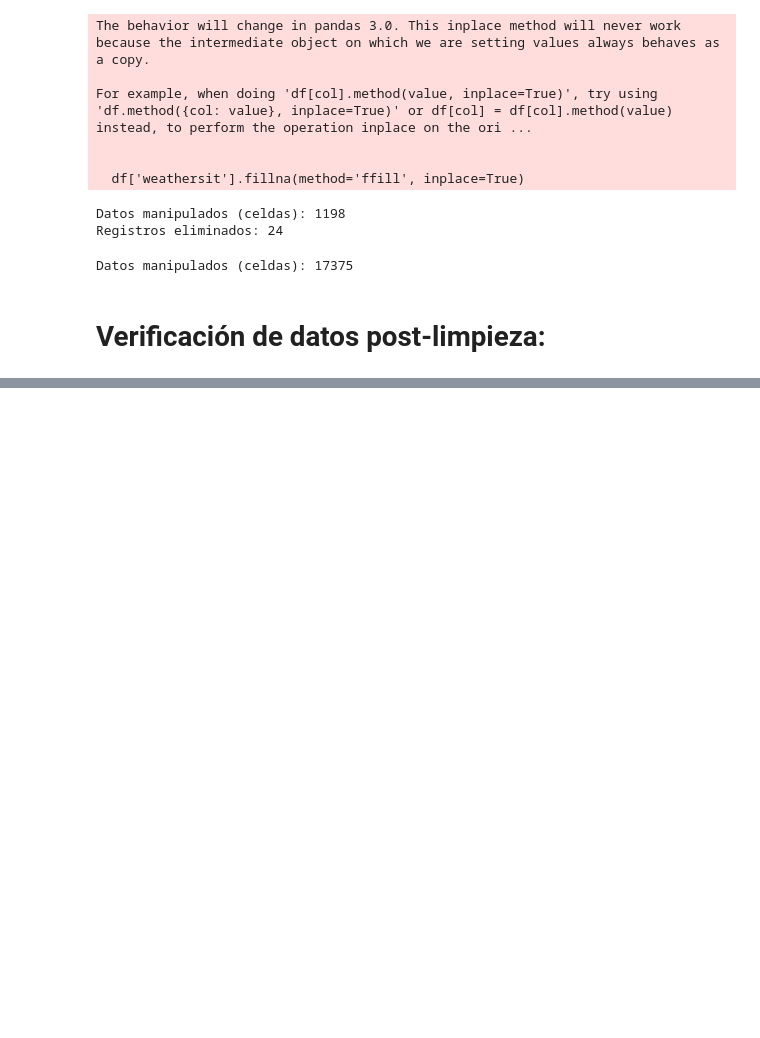
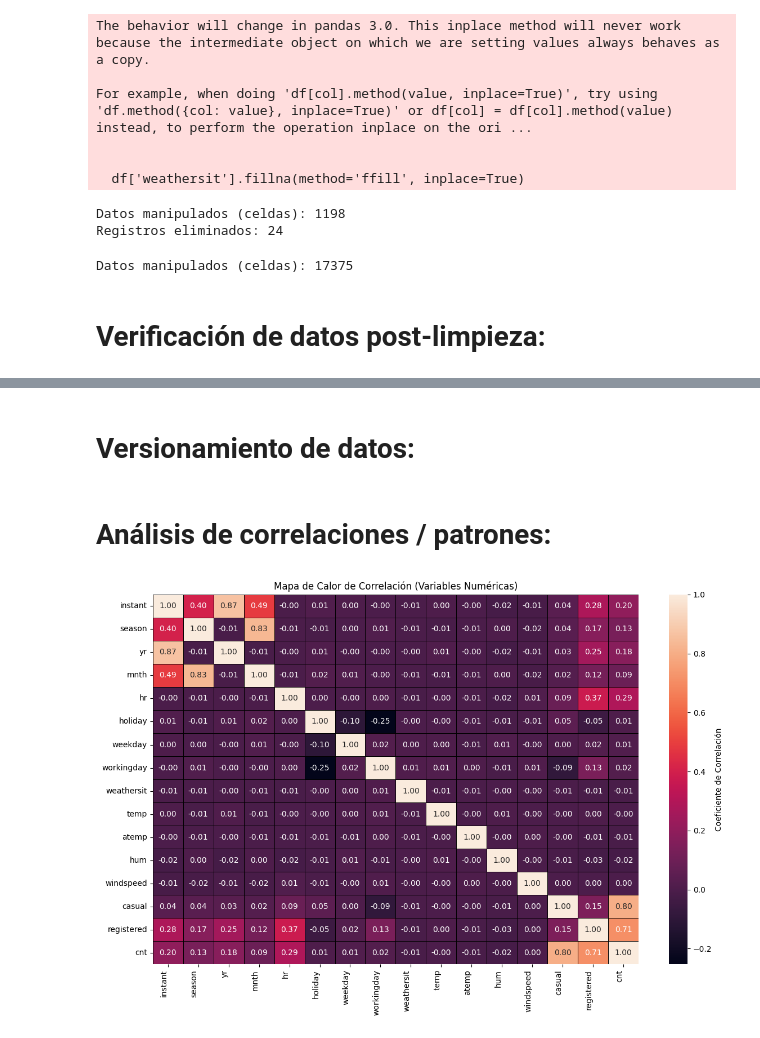
Before and after one commit to a00882024/mlops_bike_sharing, a Jupyter notebook: notebooks/ml.ipynb, the cells around one changed output, grey strips where cells are left out. Drawn from its saved outputs; the diff is of its cells as text; code cells hidden in the pictures; blank space fills up the shorter version.

Commit message:
Genera gráficas para entender el comportamiento de los datos

```diff
--- a/notebooks/ml.ipynb
+++ b/notebooks/ml.ipynb
@@ -1059,0 +1101,2 @@ get_distribution_summary(bike_sharing_df, num_cols)
+# %% [markdown]
+# Versionamiento de datos:
@@ -1059,0 +1105,6 @@ get_distribution_summary(bike_sharing_df, num_cols)
+# %% [markdown]
+# Análisis de correlaciones / patrones:
+# %%
+create_correlation_heatmap(bike_sharing_df, num_cols)
+# %% [output]
+[figure, added]
```
Also changed, not shown: parts of 14 cells of this notebook.
